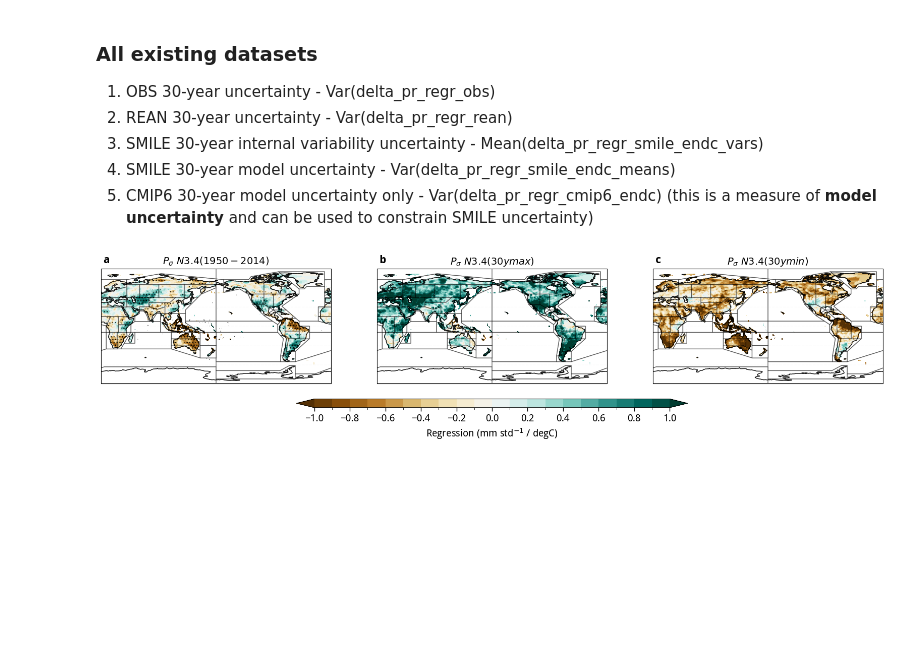
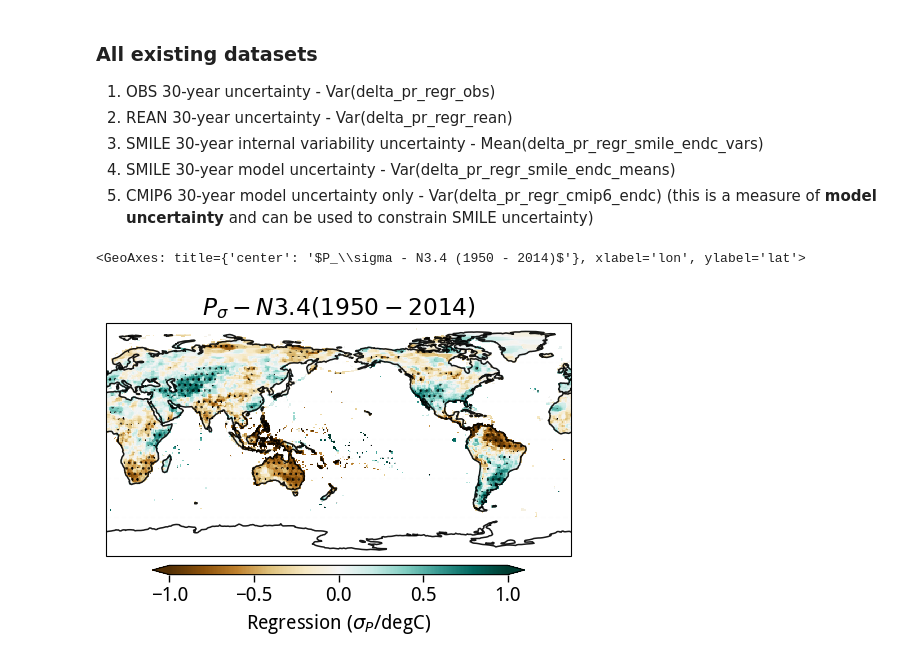
Before and after one commit to adisen99/enso_teleconnection_robustness, a Jupyter notebook: 05b_plotting_pr_regr_results.ipynb, the cells around one changed output. Cells and saved outputs as stored; diff of their text form; code cells hidden in the pictures; blank space fills up the shorter version.

Commit message:
restrcuture and new plots

```diff
--- a/05b_plotting_pr_regr_results.ipynb
+++ b/05b_plotting_pr_regr_results.ipynb
@@ -515,9 +515,9 @@ labels_list = [
 ]
 
 titles_list = [
-    '$P_\sigma ~ N3.4 (1950 - 2014)$',
-    '$P_\sigma ~ N3.4 (30y max)$',
-    '$P_\sigma ~ N3.4 (30y min)$',
+    '$P_\sigma - N3.4 (1950 - 2014)$',
+    '$P_\sigma - N3.4 (30y-max)$',
+    '$P_\sigma - N3.4 (30y-min)$',
     # '$P_\sigma ~ N3.4 (30y var)$',
 ]
 
@@ -528,11 +528,23 @@ pval_list = [
     # np.ones_like(pr_regr_obs_baseline.pval),
 ]
 # %%
-### Fractional model uncertainty in Base period and in mid century changes and end century changes
+# ### Fractional model uncertainty in Base period and in mid century changes and end century changes
 
-xx, yy = np.meshgrid(plot_list[0].lon, plot_list[0].lat)
-plot_maps(xx, yy, plot_list, titles_list, labels_list, cmap='BrBG', levels=np.linspace(-1, 1, 21), pval = pval_list, draw_winds=False, u_wnd=[], v_wnd=[], wind_scale=20, draw_contour=False, contour_data=[], contour_levels=[], contour_colors='gray',
-            nrows=1, ncols=3, figsize=(20,8), land_mask_list = [], add_patch=False, add_patch_extra=False, hatch_type = 'sig', proj=ccrs.PlateCarree(central_longitude=180),
-            cbar_kwargs=dict(orientation='horizontal', label='Regression (mm std$^{-1}$ / degC)', aspect=45, shrink=0.5, pad=0.05), draw_labels=False, draw_colorbar=True, draw_ipcc_regions=True, auto_aspect=False)
+# xx, yy = np.meshgrid(plot_list[0].lon, plot_list[0].lat)
+# plot_maps(xx, yy, plot_list, titles_list, labels_list, cmap='BrBG', levels=np.linspace(-1, 1, 21), pval = pval_list, draw_winds=False, u_wnd=[], v_wnd=[], wind_scale=20, draw_contour=False, contour_data=[], contour_levels=[], contour_colors='gray',
+#             nrows=1, ncols=3, figsize=(20,8), land_mask_list = [], add_patch=False, add_patch_extra=False, hatch_type = 'sig', proj=ccrs.PlateCarree(central_longitude=180),
+#             cbar_kwargs=dict(orientation='horizontal', label='Regression (mm std$^{-1}$ / degC)', aspect=45, shrink=0.5, pad=0.05), draw_labels=False, draw_colorbar=True, draw_ipcc_regions=True, auto_aspect=False)
-# %% [output]
-[figure, removed]
+# %%
+zz = plot_list[0]
+xx, yy = np.meshgrid(plot_list[0].lon, plot_list[0].lat)
+
+plt.figure(figsize=(6,5))
+ax = plt.axes(projection=ccrs.PlateCarree(central_longitude=180))
+zz.plot(vmin = -1, vmax=1, cmap='BrBG', cbar_kwargs=dict(orientation='horizontal', shrink=0.8, aspect=40, pad=0.025, label = 'Regression ($\sigma_P$/degC)'), transform=ccrs.PlateCarree())
+zp = np.ma.masked_greater_equal(pval_list[0], 0.05)
+ax.pcolor(xx, yy, zp, alpha=0., hatch='...', transform=ccrs.PlateCarree())
+ax.set_title(titles_list[0])
+plot_background(ax)
+# %% [output]
+<GeoAxes: title={'center': '$P_\\sigma - N3.4 (1950 - 2014)$'}, xlabel='lon', ylabel='lat'>
+[figure, added]
```
Also changed, not shown: parts of 27 cells of this notebook, 16 other files.
